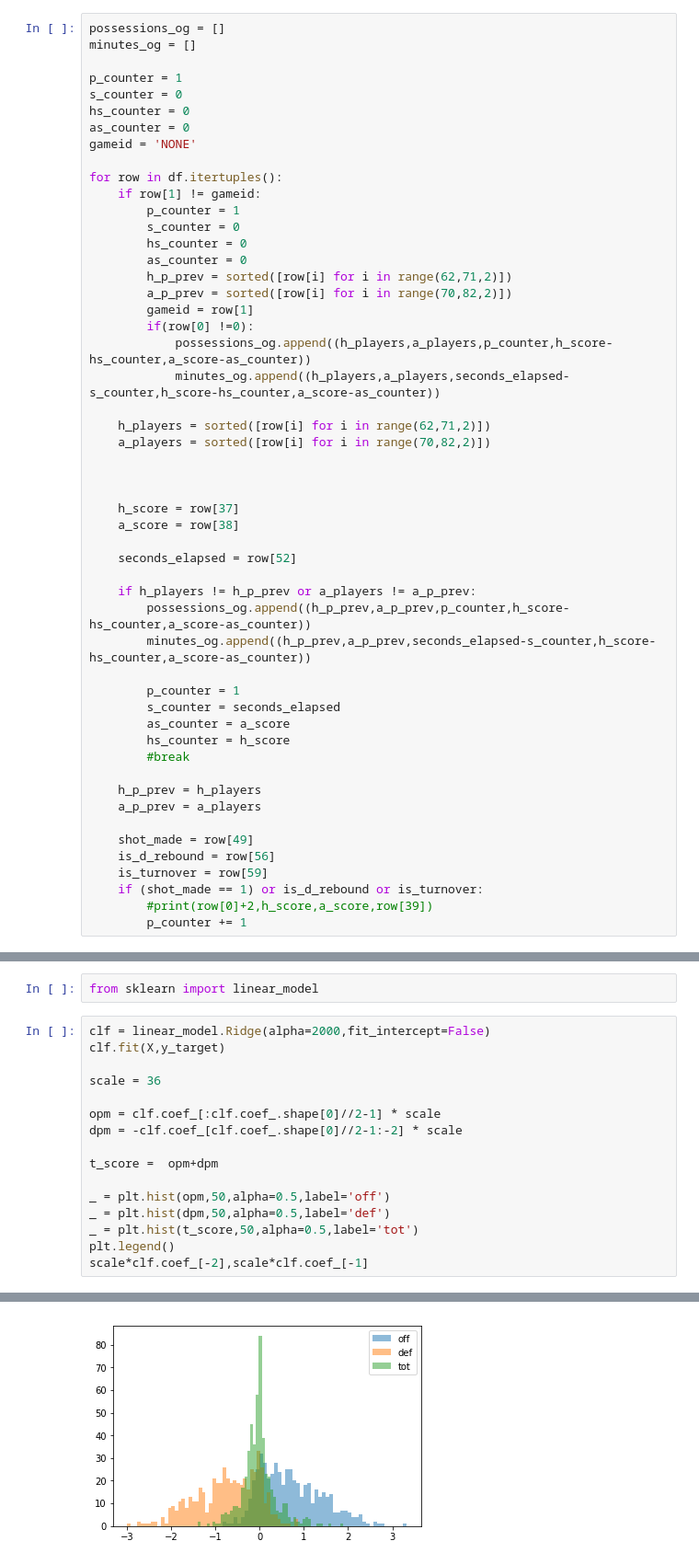
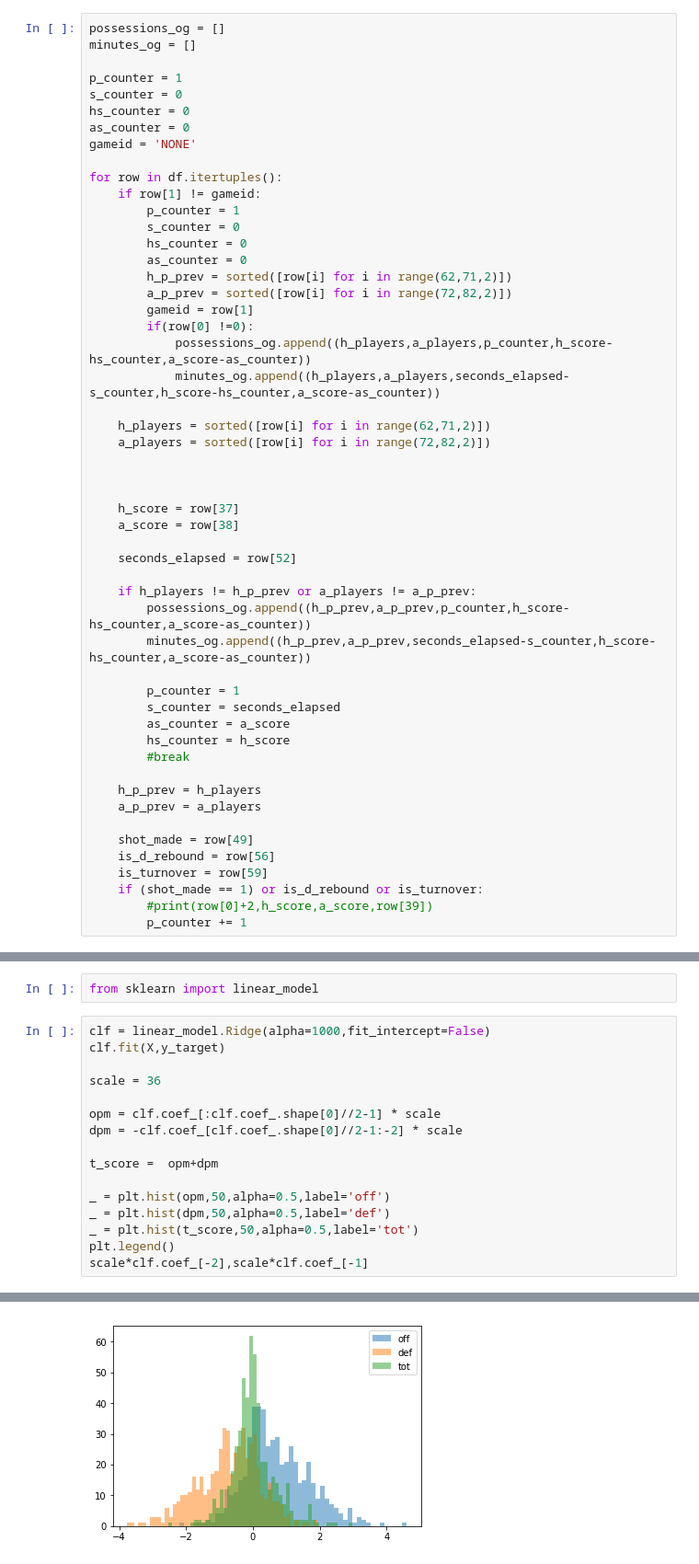
Before and after one commit to nicidob/plus_minus, a Jupyter notebook: build_apm.ipynb, the cells around one changed output, grey strips where cells are left out. Shown: that part at 92% size. Saved outputs shown, nothing was run; the diff lists cells and outputs as text.

```diff
--- a/build_apm.ipynb
+++ b/build_apm.ipynb
@@ -22,14 +22,14 @@ for row in df.itertuples():
         hs_counter = 0
         as_counter = 0
         h_p_prev = sorted([row[i] for i in range(62,71,2)])
-        a_p_prev = sorted([row[i] for i in range(70,82,2)])
+        a_p_prev = sorted([row[i] for i in range(72,82,2)])
         gameid = row[1]
         if(row[0] !=0):
             possessions_og.append((h_players,a_players,p_counter,h_score-hs_counter,a_score-as_counter))
             minutes_og.append((h_players,a_players,seconds_elapsed-s_counter,h_score-hs_counter,a_score-as_counter))
 
     h_players = sorted([row[i] for i in range(62,71,2)])
-    a_players = sorted([row[i] for i in range(70,82,2)])
+    a_players = sorted([row[i] for i in range(72,82,2)])
 
 
 
@@ -122,7 +122,7 @@ _ = plt.hist(np.array(X.sum(0))[0],100)
 # %%
 from sklearn import linear_model
 # %%
-clf = linear_model.Ridge(alpha=2000,fit_intercept=False)
+clf = linear_model.Ridge(alpha=1000,fit_intercept=False)
 clf.fit(X,y_target)
 
 scale = 36
@@ -142,4 +142,4 @@ scale*clf.coef_[-2],scale*clf.coef_[-1]
-[figure, old version]
+[figure, new version]
 # %%
 v = np.argsort(t_score)[::-1]
 for i in v:
```
Also changed, not shown: parts of 4 cells of this notebook, 1 other file.
